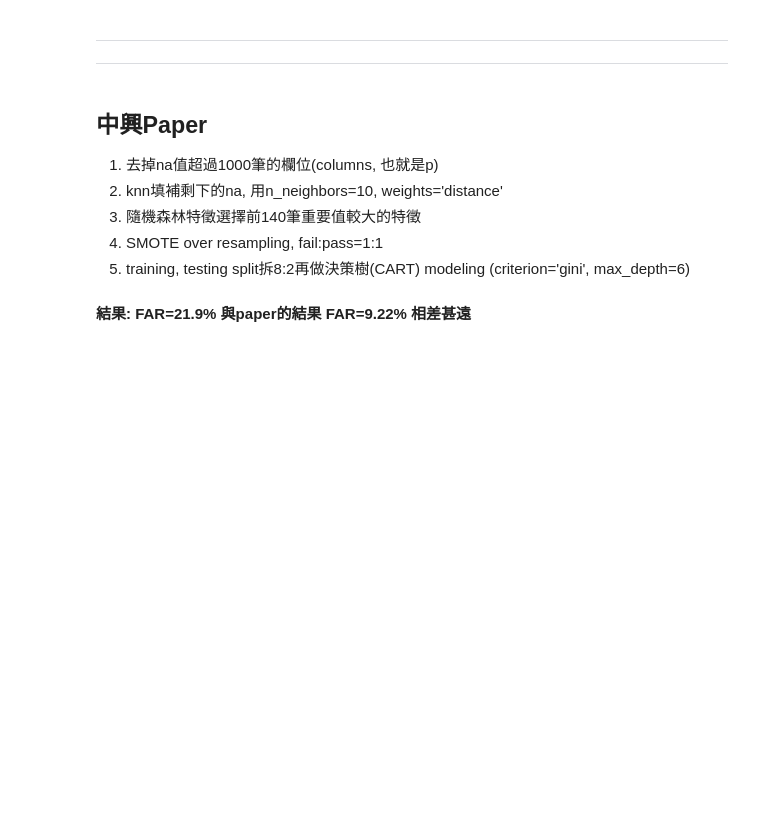
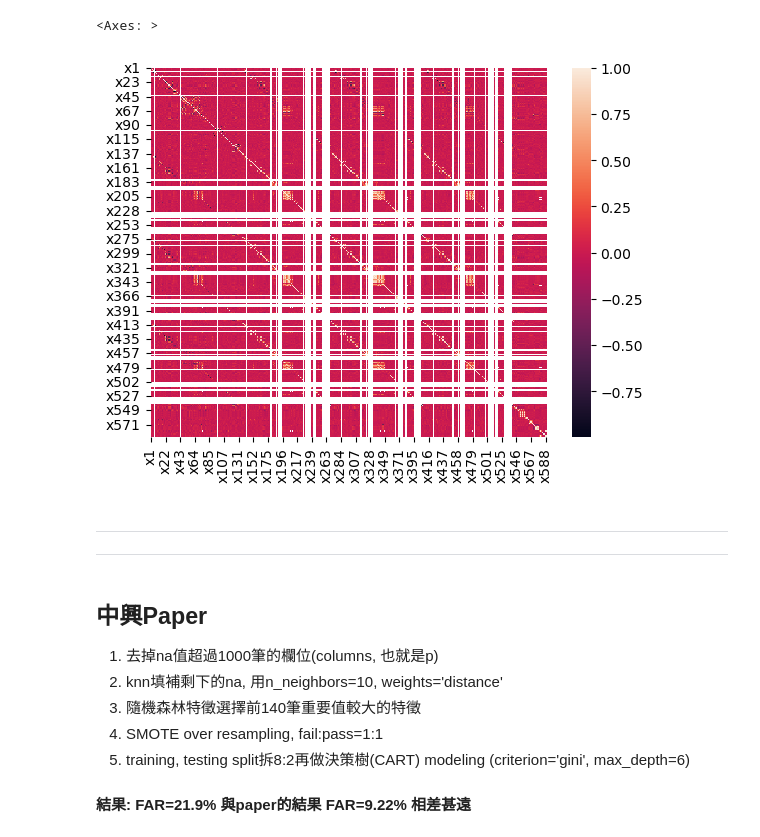
Before and after one commit to JackHuang0125/WHAT_I_DID, a Jupyter notebook: 0 Meeting/0_PAPER_0904.ipynb, the cells around one changed output. Drawn from its saved outputs; the diff is of its cells as text; code cells hidden in the pictures; blank space fills up the shorter version.

```diff
--- a/0 Meeting/0_PAPER_0904.ipynb
+++ b/0 Meeting/0_PAPER_0904.ipynb
@@ -18,3 +53,8 @@ from imblearn.over_sampling import SMOTE
+# %%
+sns.heatmap(X.corr())
+# %% [output]
+<Axes: >
+[figure, added]
 # %% [markdown]
 ---
 ---
```
Also changed, not shown: parts of 21 cells of this notebook.
